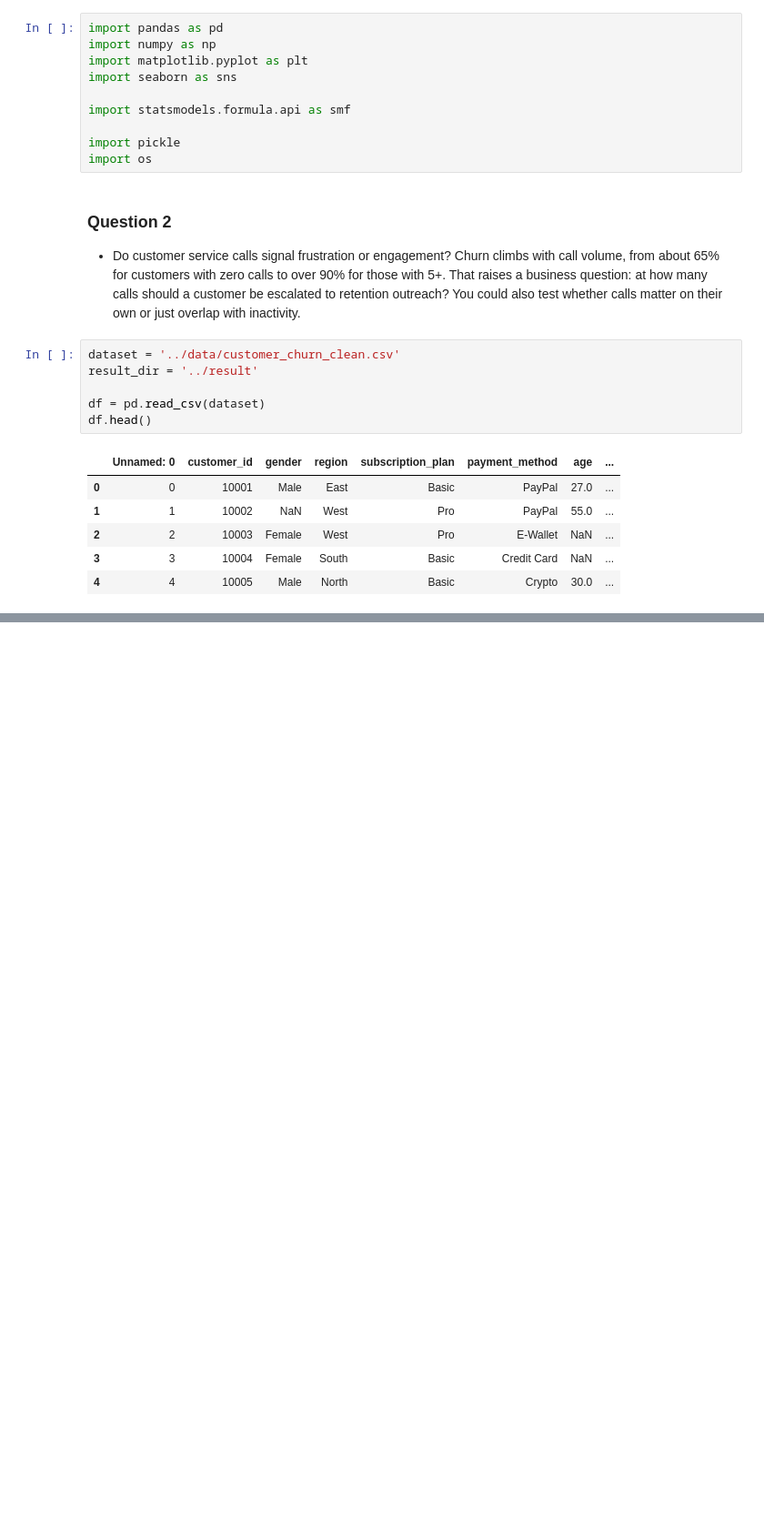
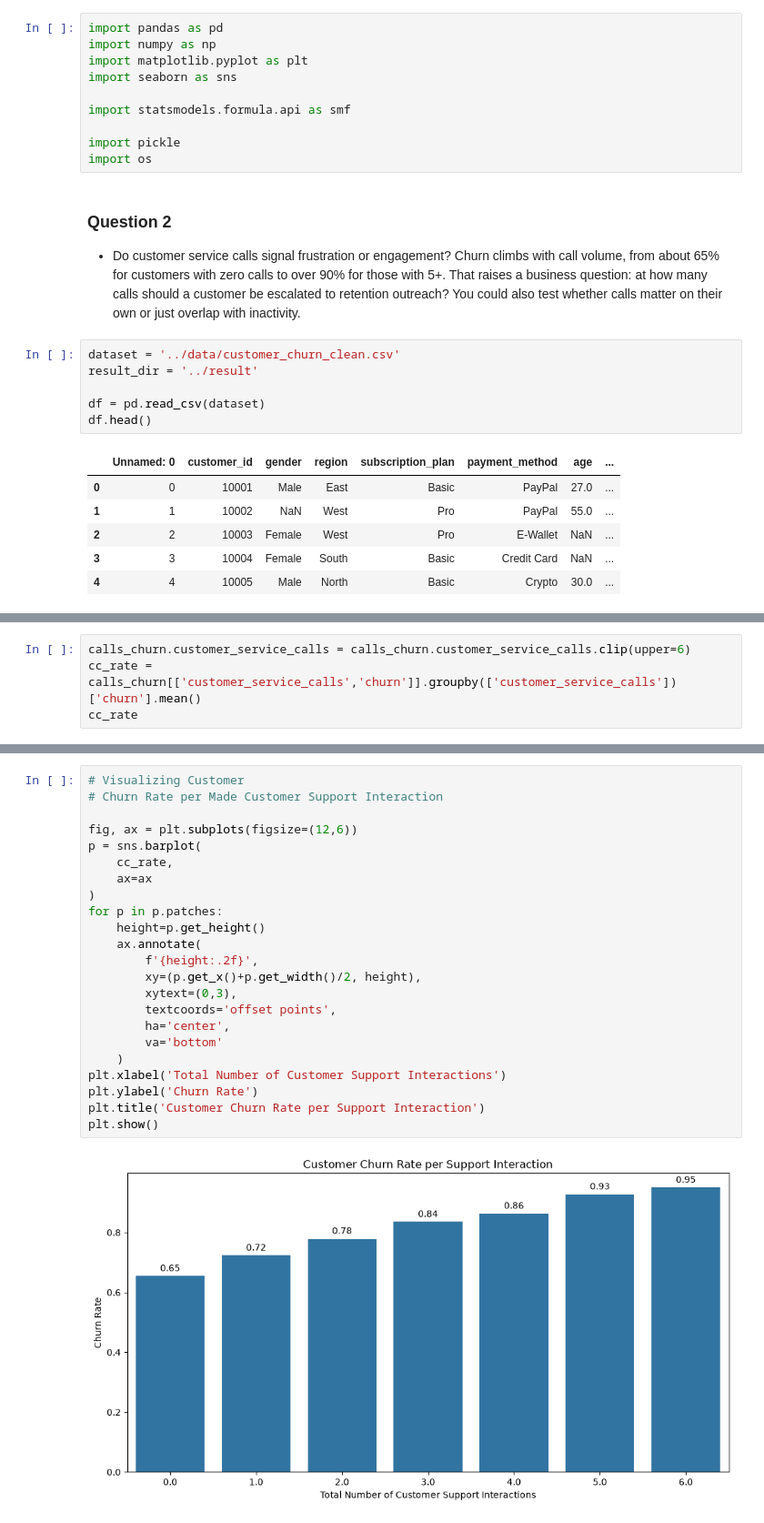
Before and after one commit to JL-Moreno021/Customer-Churn-Audit, a Jupyter notebook: Calls_Inactivity_Churn_Analysis/Calls_Inactivity_Churn_Analysis.ipynb, the cells around one changed output, grey strips where cells are left out. Shown at 91% size. Saved outputs shown, nothing was run; the diff lists cells and outputs as text; blank space fills up the shorter version.

```diff
--- a/Calls_Inactivity_Churn_Analysis/Calls_Inactivity_Churn_Analysis.ipynb
+++ b/Calls_Inactivity_Churn_Analysis/Calls_Inactivity_Churn_Analysis.ipynb
@@ -55,0 +80,4 @@ cc_rate
+# %%
+calls_churn.customer_service_calls = calls_churn.customer_service_calls.clip(upper=6)
+cc_rate = calls_churn[['customer_service_calls','churn']].groupby(['customer_service_calls'])['churn'].mean()
+cc_rate
@@ -55,0 +94,25 @@ cc_rate
+# %%
+# Visualizing Customer
+# Churn Rate per Made Customer Support Interaction
+
+fig, ax = plt.subplots(figsize=(12,6))
+p = sns.barplot(
+    cc_rate,
+    ax=ax
+)
+for p in p.patches:
+    height=p.get_height()
+    ax.annotate(
+        f'{height:.2f}',
+        xy=(p.get_x()+p.get_width()/2, height),
+        xytext=(0,3),
+        textcoords='offset points',
+        ha='center',
+        va='bottom'
+    )
+plt.xlabel('Total Number of Customer Support Interactions')
+plt.ylabel('Churn Rate')
+plt.title('Customer Churn Rate per Support Interaction')
+plt.show()
+# %% [output]
+[figure, added]
```
Also changed, not shown: parts of 36 cells of this notebook, 2 other files.
